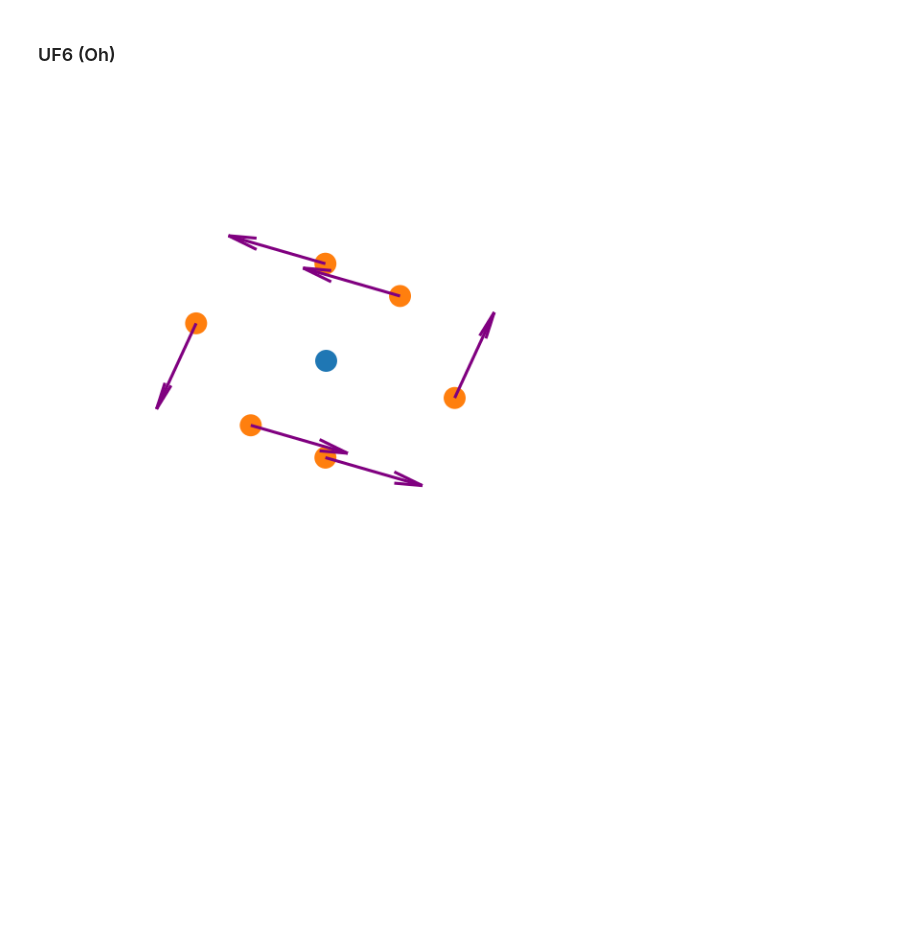
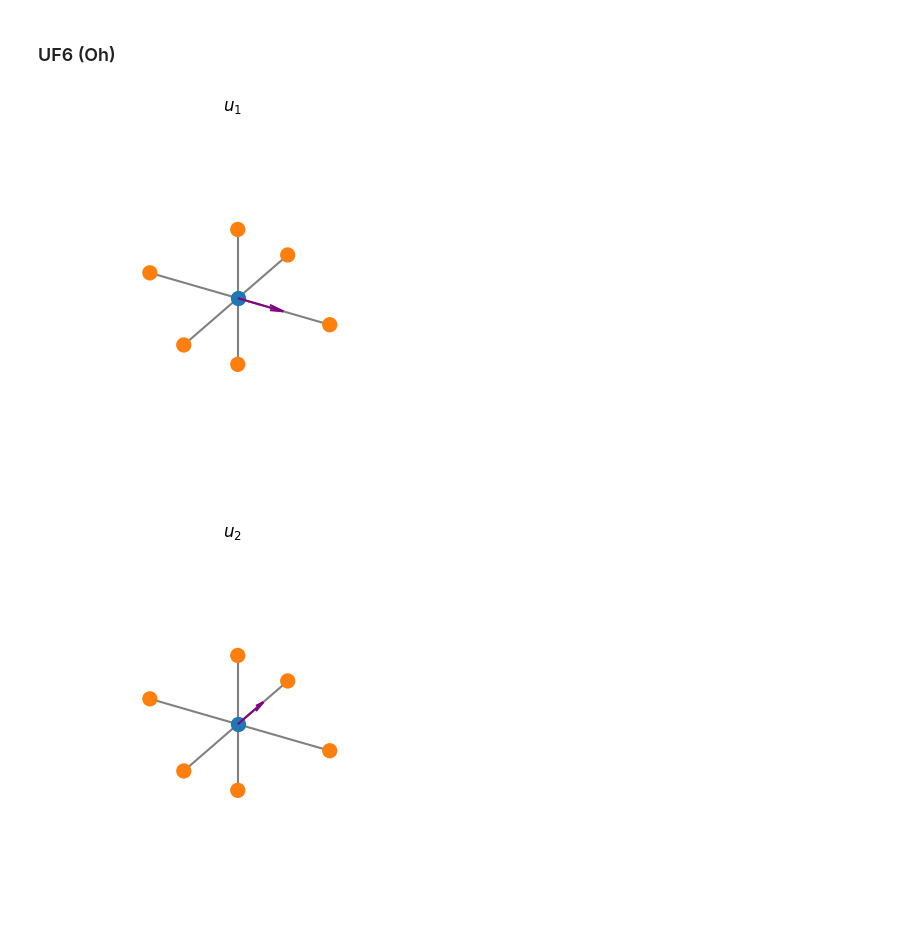
Before and after one commit to TheoNDionne/GroupTheoryHomework, a Jupyter notebook: group_theory_homework.ipynb, the cells around one changed output. Drawn from its saved outputs; the diff is of its cells as text; code cells hidden in the pictures; blank space fills up the shorter version.

```diff
--- a/group_theory_homework.ipynb
+++ b/group_theory_homework.ipynb
@@ -533,43 +667,3 @@ vector_rep_Oh = np.array([
 
 # generate the mechanical rep
 mechanical_rep_Oh = get_mechanical_representation(atom_spatial_coordinates_Oh, vector_rep_Oh)
-# %%
-irrep = 6
-
-initial_coords_test = np.zeros(np.shape(mechanical_rep_Oh)[1]).reshape((3,7))
-
-initial_coords = np.array([
-    [ 0, 0, 0, 0, 0, 0, 0],
-    [ 0, 1, 0, 0, 0, 0, 0],
-    [ 0, 1, 0, 0, 0, 0, 0]
-], dtype=float)
-
-sym_adap = get_symmetry_adapted_modes(initial_coords, irrep, mechanical_rep_Oh, character_table_Oh, elements_per_class_Oh)
-
-# plotting
-ax = plt.figure().add_subplot(projection='3d')
-ax.set_proj_type("ortho")
-
-# ax.quiver(x, y, z, u, v, w, length=1/2, normalize=True)
-ax.quiver(
-    atom_spatial_coordinates_Oh[0,:],
-    atom_spatial_coordinates_Oh[1,:],
-    atom_spatial_coordinates_Oh[2,:],
-    sym_adap[0,:],
-    sym_adap[1,:],
-    sym_adap[2,:],
-    length=0.75,
-    normalize=True,
-    color="purple"
-    )
-ax.scatter(atom_spatial_coordinates_Oh[0,0],atom_spatial_coordinates_Oh[1,0],atom_spatial_coordinates_Oh[2,0], s=100, alpha=1)
-ax.scatter(atom_spatial_coordinates_Oh[0,1:],atom_spatial_coordinates_Oh[1,1:],atom_spatial_coordinates_Oh[2,1:], s=100, alpha=1)
-# ax.set_xlim3d(-1.5,1.5)
-# ax.set_ylim3d(-1.5,1.5)
-# ax.set_zlim3d(-1.5,1.5)
-
-ax.set_axis_off()
-
-plt.show()
-# %% [output]
-[figure, removed]
@@ -575,0 +706,21 @@ plt.show()
+# %%
+initial_coords_u1 = np.zeros((3,7), dtype=float)
+initial_coords_u1[0,0] = 1 # init vector
+sym_adap_u1 = get_symmetry_adapted_modes(initial_coords_u1, 7, mechanical_rep_Oh, character_table_Oh, elements_per_class_Oh)
+
+initial_coords_u2 = np.zeros((3,7), dtype=float)
+initial_coords_u2[1,0] = 1 # init vector
+sym_adap_u2 = get_symmetry_adapted_modes(initial_coords_u2, 7, mechanical_rep_Oh, character_table_Oh, elements_per_class_Oh)
+
+initial_coords_u3 = np.zeros((3,7), dtype=float)
+initial_coords_u3[2,0] = 1 # init vector
+sym_adap_u3 = get_symmetry_adapted_modes(initial_coords_u3, 7, mechanical_rep_Oh, character_table_Oh, elements_per_class_Oh)
+
+plot_mode_Oh(sym_adap_u1, atom_spatial_coordinates_Oh, "$u_1$")
+plot_mode_Oh(sym_adap_u2, atom_spatial_coordinates_Oh, "$u_2$")
+plot_mode_Oh(sym_adap_u3, atom_spatial_coordinates_Oh, "$u_3$")
+
+plt.show()
+# %% [output]
+[figure, added]
+[figure, added]
```
Also changed, not shown: parts of 16 cells of this notebook.
